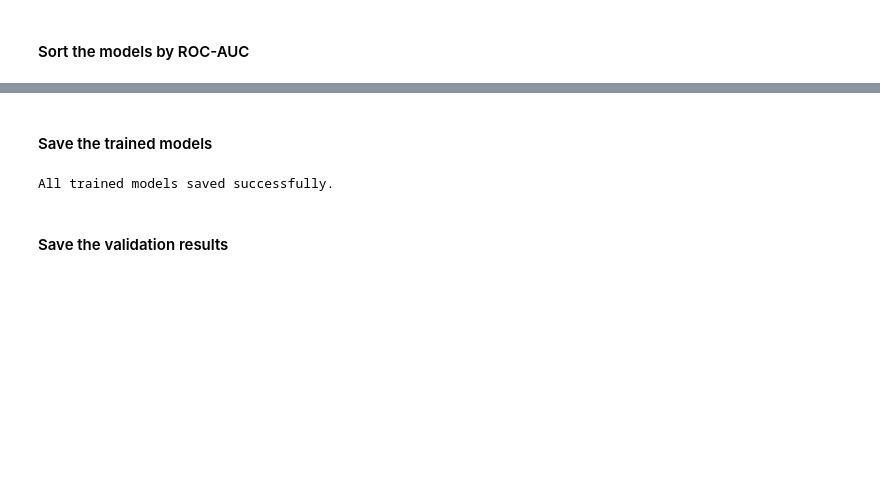
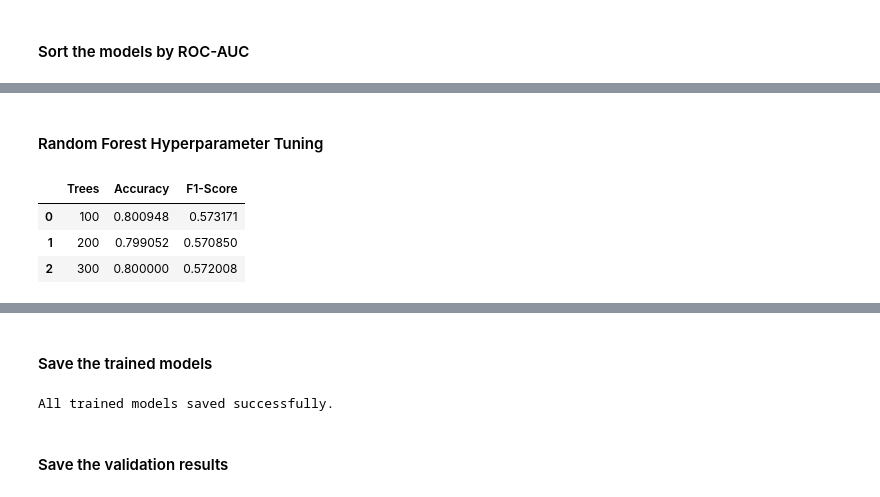
Before and after one commit to HtooAungKha/Telecommunication-Customer-Churn-Prediction, a Jupyter notebook: Notebooks/03_model_training.ipynb, the cells around one changed output, grey strips where cells are left out. Drawn from its saved outputs; the diff is of its cells as text; code cells hidden in the pictures; blank space fills up the shorter version.

```diff
--- a/Notebooks/03_model_training.ipynb
+++ b/Notebooks/03_model_training.ipynb
@@ -259,0 +291,29 @@ results.sort_values(
+# %% [markdown]
+#### Random Forest Hyperparameter Tuning
+# %%
+forest_tuning = []
+
+for trees in [100, 200, 300]:
+
+    model = RandomForestClassifier(
+        n_estimators=trees,
+        max_depth=10,
+        random_state=SEED
+    )
+
+    model.fit(X_train, y_train)
+
+    predictions = model.predict(X_validation)
+
+    forest_tuning.append({
+        "Trees": trees,
+        "Accuracy": accuracy_score(y_validation, predictions),
+        "F1-Score": f1_score(y_validation, predictions)
+    })
+
+pd.DataFrame(forest_tuning)
+# %% [output]
+|  | Trees | Accuracy | F1-Score |
+| 0 | 100 | 0.800948 | 0.573171 |
+| 1 | 200 | 0.799052 | 0.570850 |
+| 2 | 300 | 0.800000 | 0.572008 |
```
Also changed, not shown: parts of 15 cells of this notebook, 2 other files.
